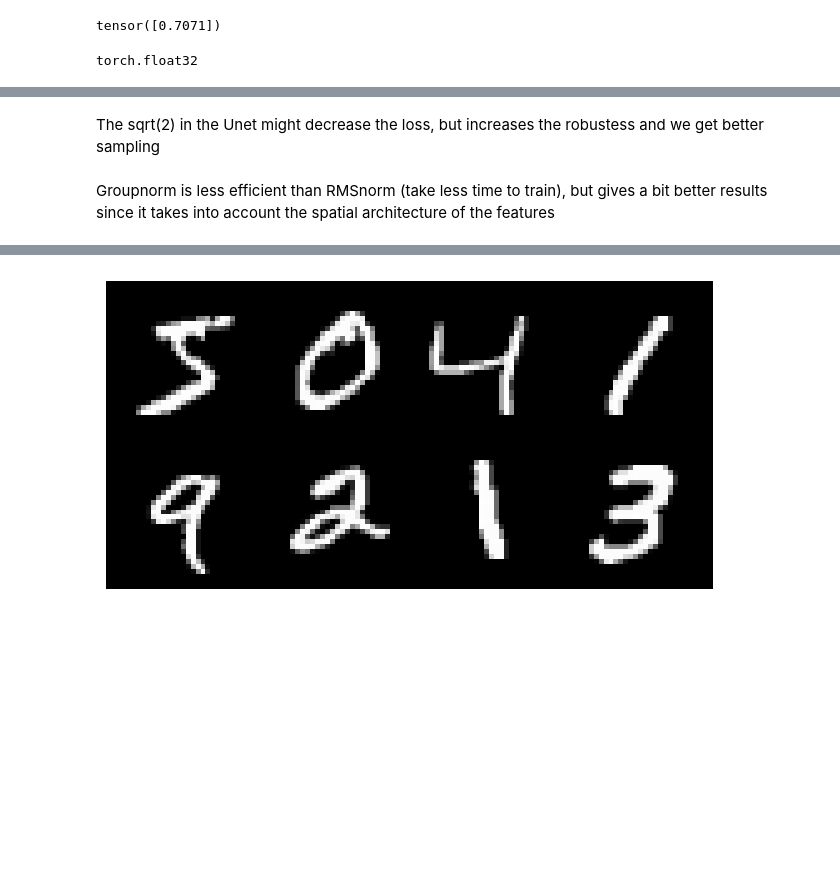
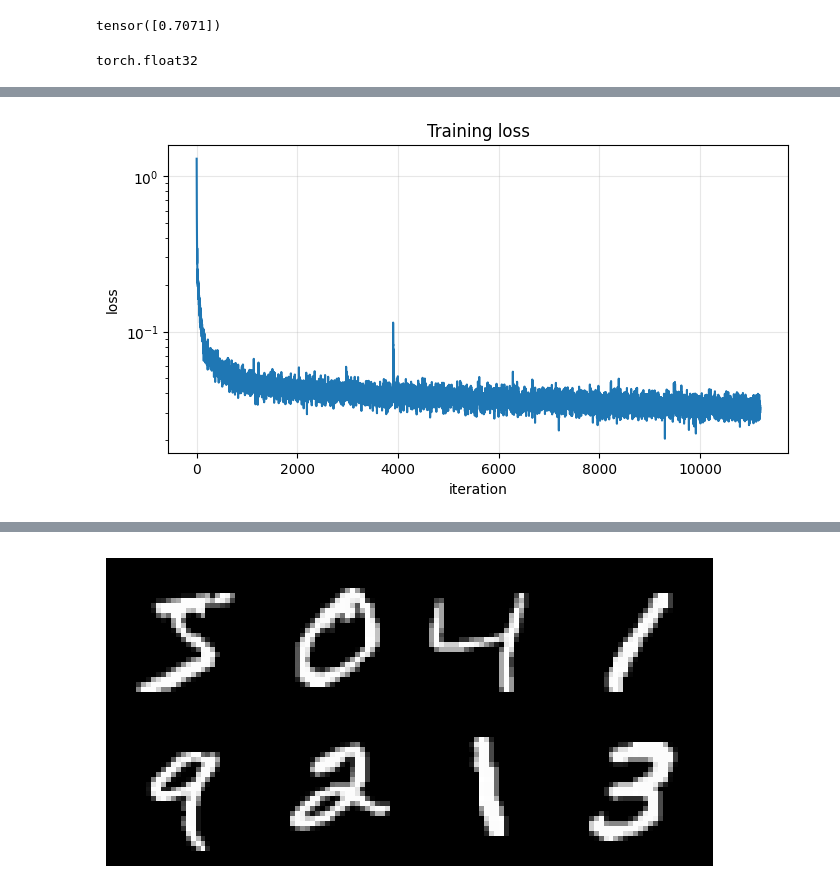
Before and after one commit to TheTrigun99/ProjectsDL, a Jupyter notebook: Diffusion/ddpm.ipynb, the cells around one changed output, grey strips where cells are left out. Drawn from its saved outputs; the diff is of its cells as text; code cells hidden in the pictures; blank space fills up the shorter version.

```diff
--- a/Diffusion/ddpm.ipynb
+++ b/Diffusion/ddpm.ipynb
@@ -71,7 +71,7 @@ def cosine_beta(ts,s=0.008):
     return torch.clip(1 - alphas[1:]/alphas[:-1], 0 , 0.999)
 # %%
 class GaussianDiffusion(nn.Module):
-    def __init__(self, model, timesteps=1000, beta_start=3.3e-4, beta_end=0.07):
+    def __init__(self, model, timesteps=300, beta_start=3.3e-4, beta_end=0.07):
         super().__init__()
         self.model = model
         self.timesteps = timesteps
@@ -112,7 +112,7 @@ class GaussianDiffusion(nn.Module):
         Compute the loss from x0 -> (B, *)
         """
         B, nts = x0.shape[0], self.timesteps # we need that for the time
-        t = torch.randint(nts, (B,), device=x0.device)
+        t = torch.randint(nts, (B,), device=x0.device) #we take t uniform, but this isn't optimal since the solution is easy for low t or high t, but harder for middle t.
         noise = torch.randn_like(x0)
         x_t = self.q_sampling(x0, t, noise)
         if context == True:
@@ -130,6 +130,18 @@ class GaussianDiffusion(nn.Module):
         alpha_t = self.alphas[t].view(-1, 1, 1, 1) #being careful with broadcasting
         sqrt_one_minus_alpha_bar_t = self.sqrt_one_minus_alphas_cumprod[t].view(-1, 1, 1, 1) #being careful with broadcasting
         beta_t = self.betas[t].view(-1, 1, 1, 1) #being careful with broadcasting
-        z = torch.zeros_like(x) if t[0].item() == 0 else torch.randn_like(x)
+        z = torch.zeros_like(x) if t[0].item() == 0 else torch.randn_like(x) # that one is important (will be zero in DDIM)
         x_t_1 = 1/torch.sqrt(alpha_t) * (x - ((1 - alpha_t)/sqrt_one_minus_alpha_bar_t) * eps) + torch.sqrt(beta_t) * z
         return x_t_1
+
+    def p_sampling_ddim(self, x, t, eps, s):
+        """
+        DDIM method of sampling
+        """
+        alpha_s = self.sqrt_alphas_cumprod[s].view(-1, 1, 1, 1) #being careful with broadcasting
+        alpha_t = self.sqrt_alphas_cumprod[t].view(-1, 1, 1, 1)
+        sqrt_one_minus_alpha_bar_t = self.sqrt_one_minus_alphas_cumprod[t].view(-1, 1, 1, 1) #being careful with broadcasting
+        sqrt_one_minus_alpha_bar_s = self.sqrt_one_minus_alphas_cumprod[s].view(-1, 1, 1, 1)
+        # z = torch.zeros_like(x) if t[0].item() == 0 else torch.randn_like(x) # that one is important (will be zero in DDIM)
+        x_s = alpha_s/alpha_t * (x - sqrt_one_minus_alpha_bar_t * eps) + sqrt_one_minus_alpha_bar_s * eps
+        return x_s
@@ -350,15 +376,16 @@ class Unet(nn.Module):
 # out.shape
 # %%
 
-model = torch.compile(Unet(16, (1,2), 1)).to(device) #before after? speeding
+model = torch.compile(Unet(64, (1,2), 1)).to(device) #before after? speeding
 
 from torch.utils.data import Subset, DataLoader
-tiny_set = Subset(train_set, range(64)) #using the whole dataset is useless and too long to train
-tiny_loader = DataLoader(tiny_set, batch_size=16, shuffle=True)
+# try +2000 to start getting results with DDIM
+tiny_set = Subset(train_set, range(2000)) #using the whole dataset is too long to train
+tiny_loader = DataLoader(tiny_set, batch_size=128, shuffle=True)
 optimizer = torch.optim.Adam(model.parameters(), lr=5e-4)
 diff = GaussianDiffusion(model, timesteps=ts).to(device)
 losses = []
-losses_t = np.array([[] for _ in range(1000)])
+losses_t = [[] for _ in range(300)] #let's see the loss by timestep?
 def train_loops(dataloader, diffusion, optimizer):
     diffusion.train()
     scaler = torch.cuda.amp.GradScaler() #add this to speed up a bit
@@ -366,7 +393,10 @@ def train_loops(dataloader, diffusion, optimizer):
         X = X.to(device)
         with torch.autocast("cuda"):
             loss, loss_t, t = diffusion.p_loss(X, context=True)
-            losses_t[t.detach().squeeze().cpu().numpy()] = loss_t.detach().cpu().numpy()
+            t_np = t.detach().squeeze().cpu().numpy()
+            loss_np = loss_t.detach().cpu().numpy()
+            for i, l in zip(t_np, loss_np):
+                losses_t[i].append(l)
         scaler.scale(loss).backward()
         scaler.step(optimizer)
         scaler.update()
@@ -374,7 +404,7 @@ def train_loops(dataloader, diffusion, optimizer):
         losses.append(loss.item())
 
 
-epochs = 100
+epochs = 700
 for epoch in range(epochs):
     train_loops(tiny_loader, diff, optimizer)
     if epoch % 100 == 0:
@@ -393,4 +429 @@ ValueError: shape mismatch: value array of shape (16,) could not be broadcast to
+[figure, added]
-# %% [markdown]
-The sqrt(2) in the Unet might decrease the loss, but increases the robustess and we get better sampling
-# %% [markdown]
- Groupnorm is less efficient than RMSnorm (take less time to train), but gives a bit better results since it takes into account the spatial architecture of the features
```
Also changed, not shown: parts of 14 cells of this notebook, 1 other file.
